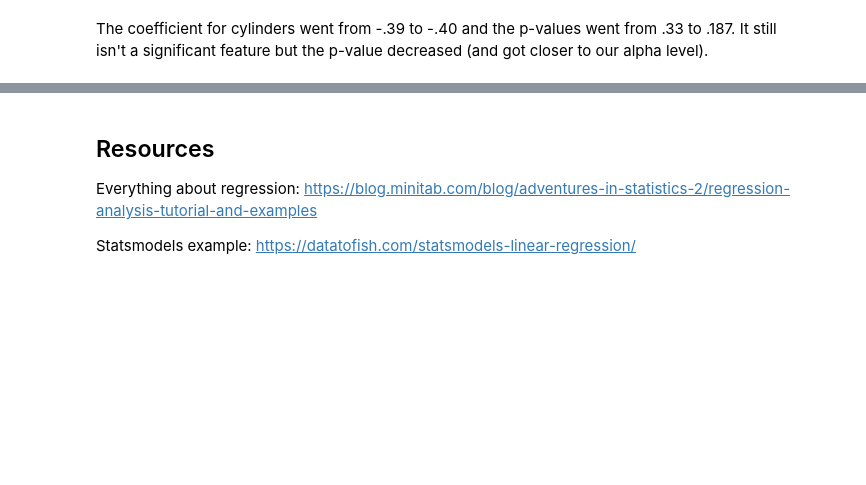
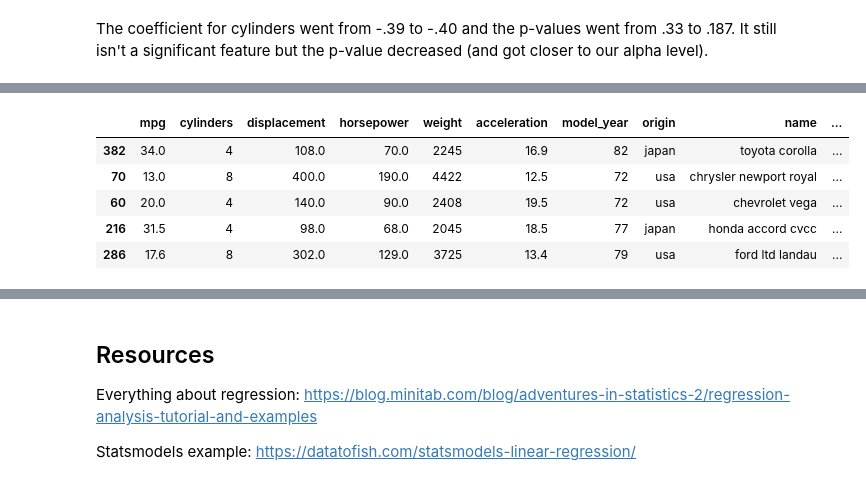
Before and after one commit to mamitch/My_work, a Jupyter notebook: Multiple_Linear_Regression/MultipleLinear_Regression-solution.ipynb, the cells around one changed output, grey strips where cells are left out. Drawn from its saved outputs; the diff is of its cells as text; code cells hidden in the pictures; blank space fills up the shorter version.

```diff
--- a/Multiple_Linear_Regression/MultipleLinear_Regression-solution.ipynb
+++ b/Multiple_Linear_Regression/MultipleLinear_Regression-solution.ipynb
@@ -384,0 +404,10 @@ The coefficient for cylinders went from -.39 to  -.40 and the p-values went from
+# %%
+df['USA'] = df['origin'].apply(lambda x:  1 if x == "usa"  else 0)
+df.sample(5)
+# %% [output]
+|  | mpg | cylinders | displacement | horsepower | weight | acceleration | model_year | origin | name | ... |
+| 382 | 34.0 | 4 | 108.0 | 70.0 | 2245 | 16.9 | 82 | japan | toyota corolla | ... |
+| 70 | 13.0 | 8 | 400.0 | 190.0 | 4422 | 12.5 | 72 | usa | chrysler newport royal | ... |
+| 60 | 20.0 | 4 | 140.0 | 90.0 | 2408 | 19.5 | 72 | usa | chevrolet vega | ... |
+| 216 | 31.5 | 4 | 98.0 | 68.0 | 2045 | 18.5 | 77 | japan | honda accord cvcc | ... |
+| 286 | 17.6 | 8 | 302.0 | 129.0 | 3725 | 13.4 | 79 | usa | ford ltd landau | ... |
```
Also changed, not shown: parts of 24 cells of this notebook, 5 other files.
